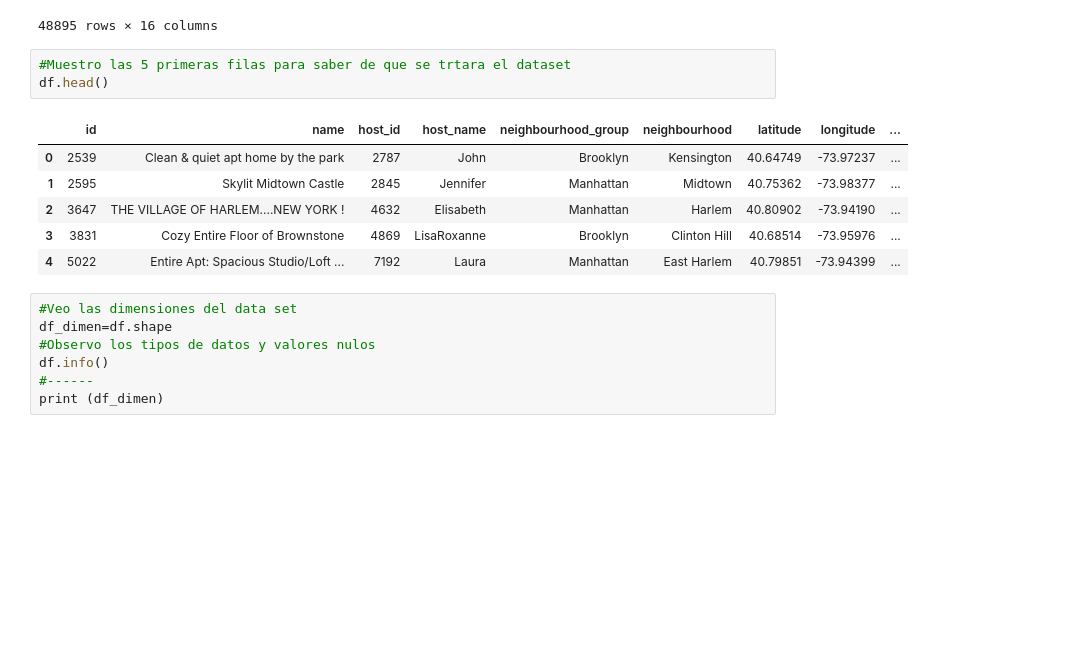
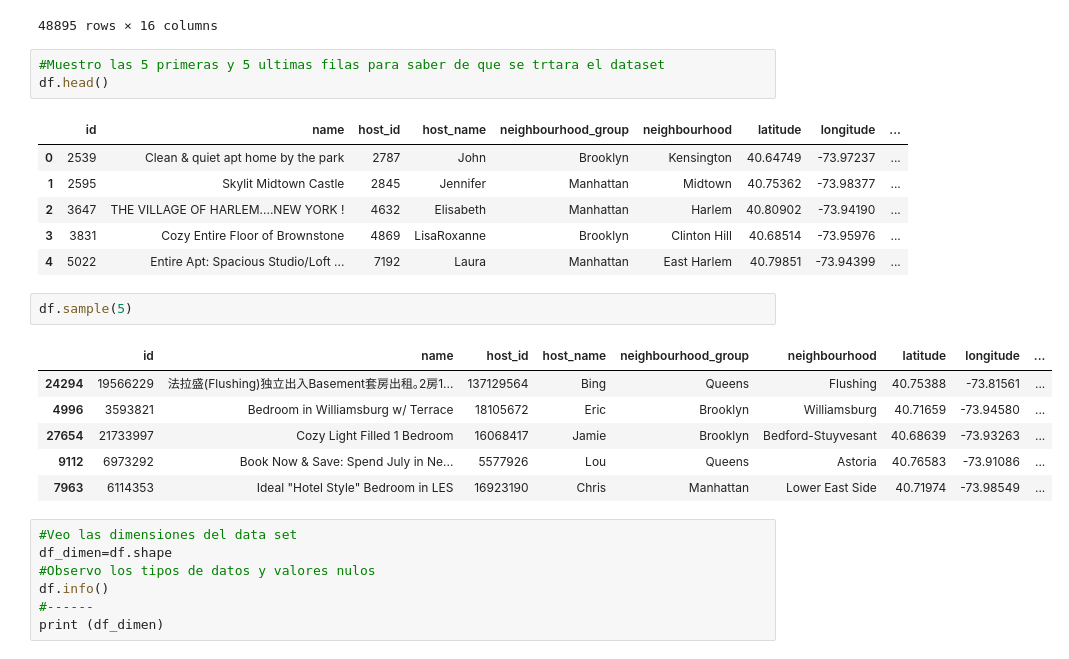
Before and after one commit to 4GeeksAcademy/JESE-MACHINE-LEARNING-PYTHON_1, a Jupyter notebook: src/explore.ipynb, the cells around one changed output. Cells and saved outputs as stored; diff of their text form; blank space fills up the shorter version.

```diff
--- a/src/explore.ipynb
+++ b/src/explore.ipynb
@@ -25,7 +25,7 @@ df
 | 48894 | 36487245 | Trendy duplex in the very heart o... | 68119814 | Christophe | Manhattan | Hell's Kitchen | 40.76404 | -73.98933 | ... |
 48895 rows × 16 columns
 # %%
-#Muestro las 5 primeras filas para saber de que se trtara el dataset
+#Muestro las 5 primeras y 5 ultimas filas para saber de que se trtara el dataset
 df.head()
 # %% [output]
 |  | id | name | host_id | host_name | neighbourhood_group | neighbourhood | latitude | longitude | ... |
@@ -34,6 +34,15 @@ df.head()
 | 2 | 3647 | THE VILLAGE OF HARLEM....NEW YORK ! | 4632 | Elisabeth | Manhattan | Harlem | 40.80902 | -73.94190 | ... |
 | 3 | 3831 | Cozy Entire Floor of Brownstone | 4869 | LisaRoxanne | Brooklyn | Clinton Hill | 40.68514 | -73.95976 | ... |
 | 4 | 5022 | Entire Apt: Spacious Studio/Loft ... | 7192 | Laura | Manhattan | East Harlem | 40.79851 | -73.94399 | ... |
+# %%
+df.sample(5)
+# %% [output]
+|  | id | name | host_id | host_name | neighbourhood_group | neighbourhood | latitude | longitude | ... |
+| 24294 | 19566229 | 法拉盛(Flushing)独立出入Basement套房出租｡2房1... | 137129564 | Bing | Queens | Flushing | 40.75388 | -73.81561 | ... |
+| 4996 | 3593821 | Bedroom in Williamsburg w/ Terrace | 18105672 | Eric | Brooklyn | Williamsburg | 40.71659 | -73.94580 | ... |
+| 27654 | 21733997 | Cozy Light Filled 1 Bedroom | 16068417 | Jamie | Brooklyn | Bedford-Stuyvesant | 40.68639 | -73.93263 | ... |
+| 9112 | 6973292 | Book Now & Save: Spend July in Ne... | 5577926 | Lou | Queens | Astoria | 40.76583 | -73.91086 | ... |
+| 7963 | 6114353 | Ideal "Hotel Style" Bedroom in LES | 16923190 | Chris | Manhattan | Lower East Side | 40.71974 | -73.98549 | ... |
 # %%
 #Veo las dimensiones del data set
 df_dimen=df.shape
```
Also changed, not shown: parts of 6 cells of this notebook.
